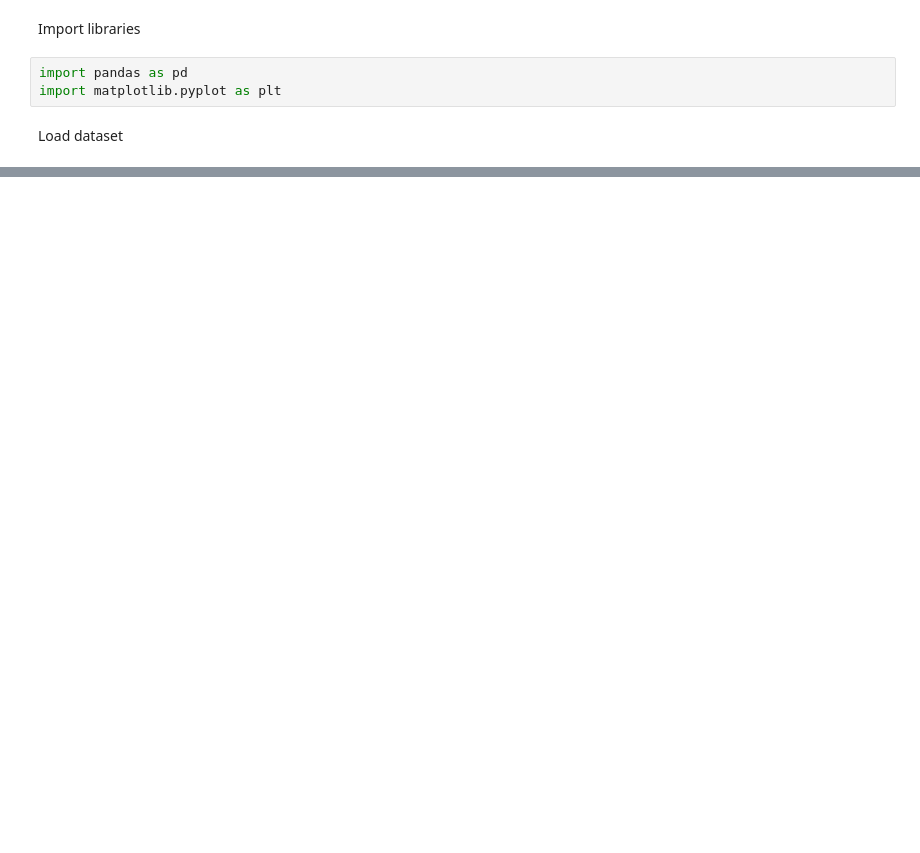
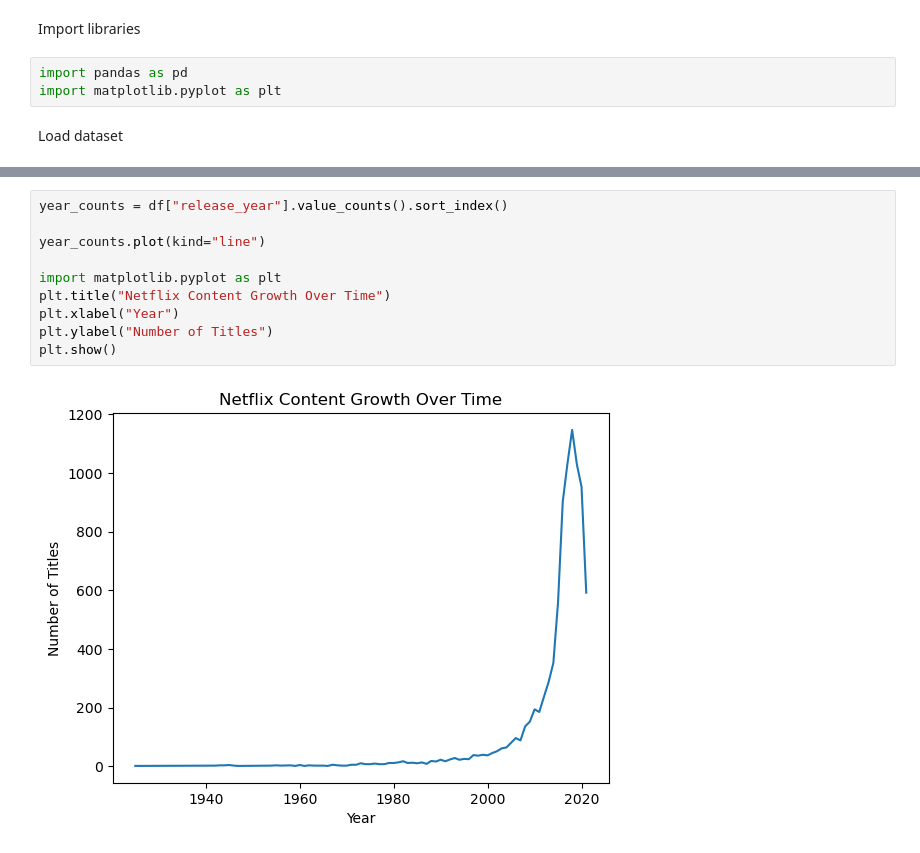
Before and after one commit to rafat-07/Netflix-Data-Analysis, a Jupyter notebook: netflix_analysis.ipynb, the cells around one changed output, grey strips where cells are left out. Cells and saved outputs as stored; diff of their text form; blank space fills up the shorter version.

```diff
--- a/netflix_analysis.ipynb
+++ b/netflix_analysis.ipynb
@@ -17,0 +184,12 @@ df.head()
+# %%
+year_counts = df["release_year"].value_counts().sort_index()
+
+year_counts.plot(kind="line")
+
+import matplotlib.pyplot as plt
+plt.title("Netflix Content Growth Over Time")
+plt.xlabel("Year")
+plt.ylabel("Number of Titles")
+plt.show()
+# %% [output]
+[figure, added]
```
Also changed, not shown: parts of 22 cells of this notebook.
